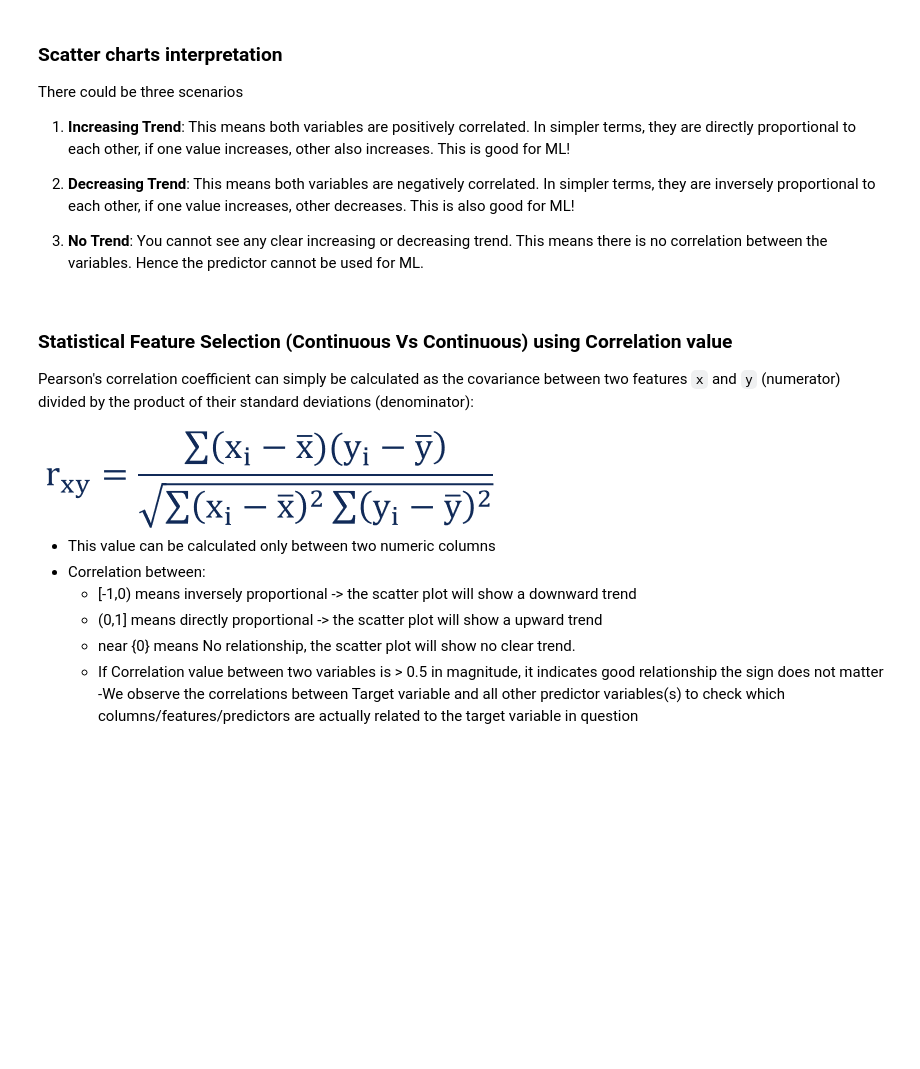
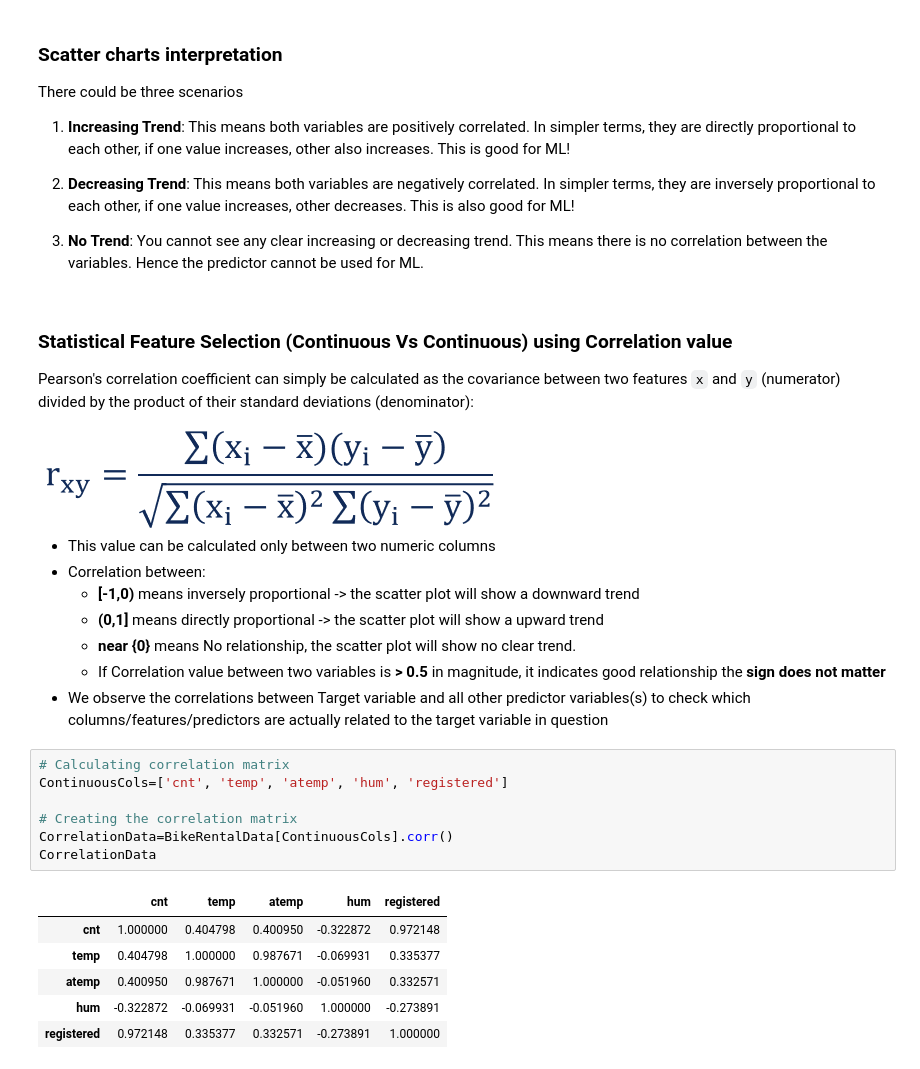
Before and after one commit to anish3565/Case_Studies, a Jupyter notebook: Regression/2. BikeRentalDemandPrediction.ipynb, the cells around one changed output. Drawn from its saved outputs; the diff is of its cells as text; blank space fills up the shorter version.

```diff
--- a/Regression/2. BikeRentalDemandPrediction.ipynb
+++ b/Regression/2. BikeRentalDemandPrediction.ipynb
@@ -417,8 +417,22 @@ Pearson's correlation coefficient can simply be calculated as the covariance bet
 
 - This value can be calculated only between two numeric columns
 - Correlation between:
-    - [-1,0) means inversely proportional -> the scatter plot will show a downward trend
-    - (0,1] means directly proportional -> the scatter plot will show a upward trend
-    - near {0} means No relationship, the scatter plot will show no clear trend.
-    - If Correlation value between two variables is > 0.5 in magnitude, it indicates good relationship the sign does not matter
--We observe the correlations between Target variable and all other predictor variables(s) to check which columns/features/predictors are actually related to the target variable in question
+    - **[-1,0)** means inversely proportional -> the scatter plot will show a downward trend
+    - **(0,1]** means directly proportional -> the scatter plot will show a upward trend
+    - **near {0}** means No relationship, the scatter plot will show no clear trend.
+    - If Correlation value between two variables is **> 0.5** in magnitude, it indicates good relationship the **sign does not matter**
+- We observe the correlations between Target variable and all other predictor variables(s) to check which columns/features/predictors are actually related to the target variable in question
+# %%
+# Calculating correlation matrix
+ContinuousCols=['cnt', 'temp', 'atemp', 'hum', 'registered']
+
+# Creating the correlation matrix
+CorrelationData=BikeRentalData[ContinuousCols].corr()
+CorrelationData
+# %% [output]
+|  | cnt | temp | atemp | hum | registered |
+| cnt | 1.000000 | 0.404798 | 0.400950 | -0.322872 | 0.972148 |
+| temp | 0.404798 | 1.000000 | 0.987671 | -0.069931 | 0.335377 |
+| atemp | 0.400950 | 0.987671 | 1.000000 | -0.051960 | 0.332571 |
+| hum | -0.322872 | -0.069931 | -0.051960 | 1.000000 | -0.273891 |
+| registered | 0.972148 | 0.335377 | 0.332571 | -0.273891 | 1.000000 |
```
Also changed, not shown: parts of 6 cells of this notebook.
